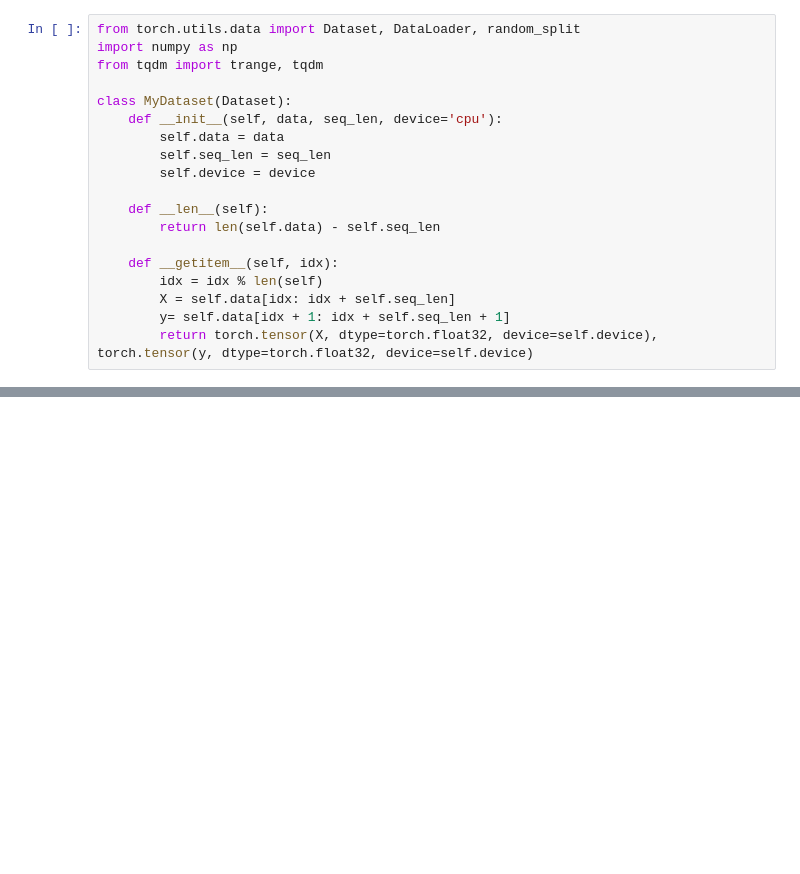
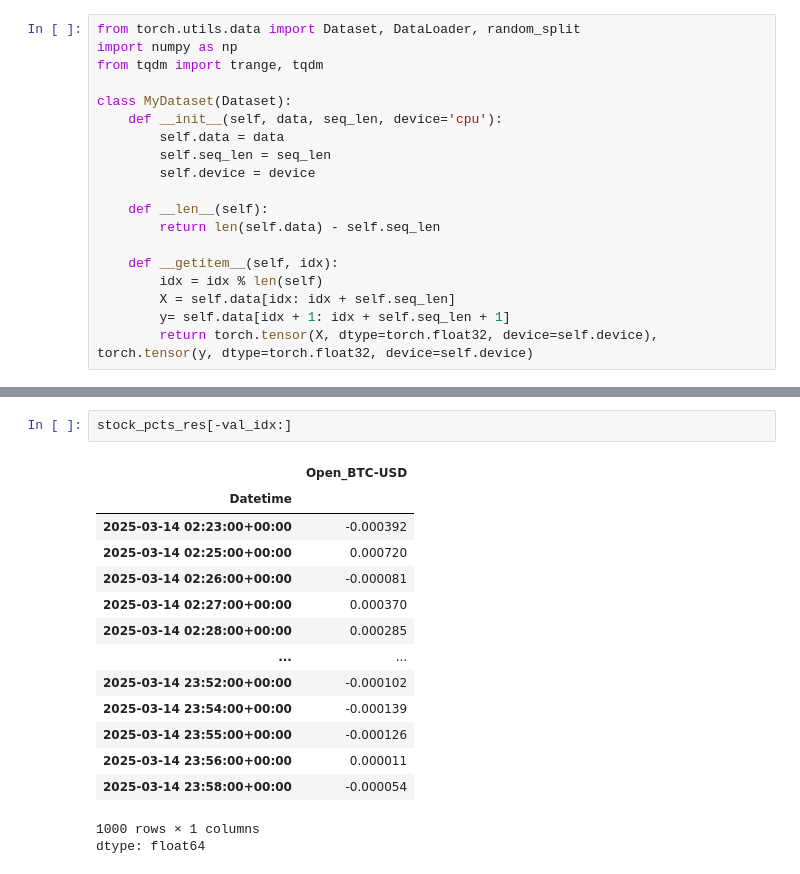
Before and after one commit to IlayeeSade/TINGS, a Jupyter notebook: Stock_methods.ipynb, the cells around one changed output, grey strips where cells are left out. Cells and saved outputs as stored; diff of their text form; blank space fills up the shorter version.

```diff
--- a/Stock_methods.ipynb
+++ b/Stock_methods.ipynb
@@ -201,3 +186,21 @@ Model saved at epoch 12 with val_loss: 0.2902
+# %%
+stock_pcts_res[-val_idx:]
+# %% [output]
+|  | Open_BTC-USD |
+| Datetime |  |
+| 2025-03-14 02:23:00+00:00 | -0.000392 |
+| 2025-03-14 02:25:00+00:00 | 0.000720 |
+| 2025-03-14 02:26:00+00:00 | -0.000081 |
+| 2025-03-14 02:27:00+00:00 | 0.000370 |
+| 2025-03-14 02:28:00+00:00 | 0.000285 |
+| ... | ... |
+| 2025-03-14 23:52:00+00:00 | -0.000102 |
+| 2025-03-14 23:54:00+00:00 | -0.000139 |
+| 2025-03-14 23:55:00+00:00 | -0.000126 |
+| 2025-03-14 23:56:00+00:00 | 0.000011 |
+| 2025-03-14 23:58:00+00:00 | -0.000054 |
+1000 rows × 1 columns
+dtype: float64
 # %%
 stock_pcts_res_norm[-val_idx:].shape
 # %% [output]
```
Also changed, not shown: parts of 14 cells of this notebook.
